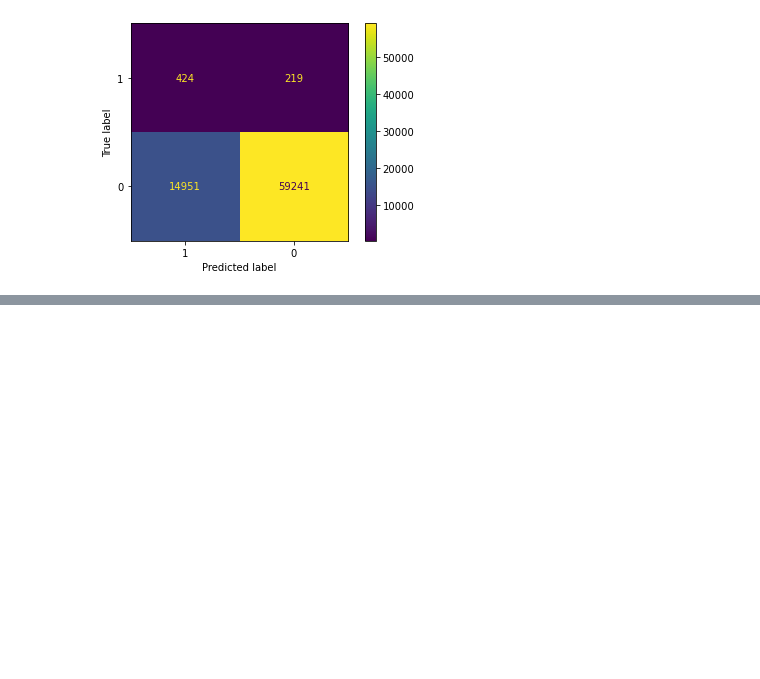
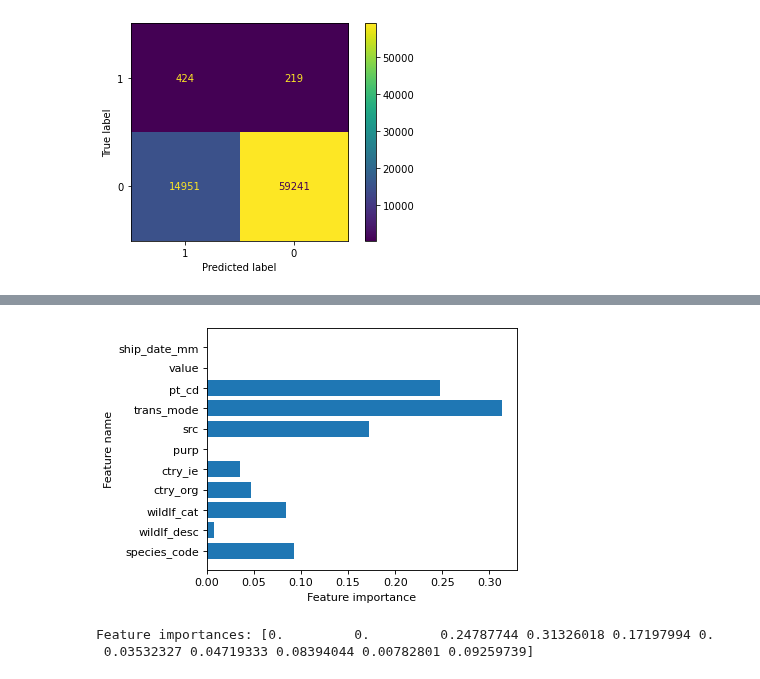
Before and after one commit to YinterestingProjects/milestone_2, a Jupyter notebook: modeling/5_tuning_export_SMOTE_DecisionTree2.ipynb, the cells around one changed output, grey strips where cells are left out. Cells and saved outputs as stored; diff of their text form; code cells hidden in the pictures; blank space fills up the shorter version.

```diff
--- a/modeling/5_tuning_export_SMOTE_DecisionTree2.ipynb
+++ b/modeling/5_tuning_export_SMOTE_DecisionTree2.ipynb
@@ -279,0 +304,10 @@ Random Forest 2 (best model)
+# %%
+plt.figure(figsize=(5,4), dpi=80)
+plot_feature_importances(rf_pipe_2.best_estimator_.named_steps['clf'], feature_cols)
+if outputs:
+    plt.show()
+    print('Feature importances: {}'.format(rf_pipe_2.best_estimator_.named_steps['clf'].feature_importances_[::-1]))
+# %% [output]
+[figure, added]
+Feature importances: [0.         0.         0.24787744 0.31326018 0.17197994 0.
+ 0.03532327 0.04719333 0.08394044 0.00782801 0.09259739]
```
Also changed, not shown: parts of 2 cells of this notebook, 13 other files.
